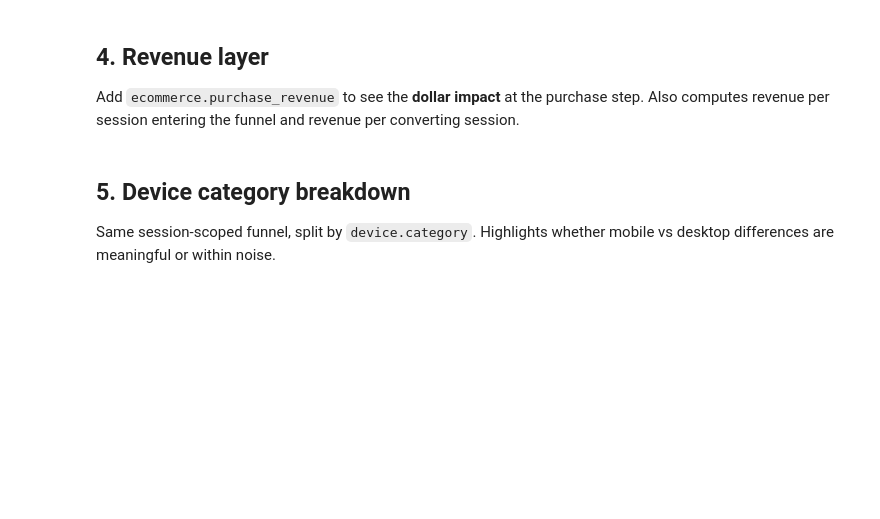
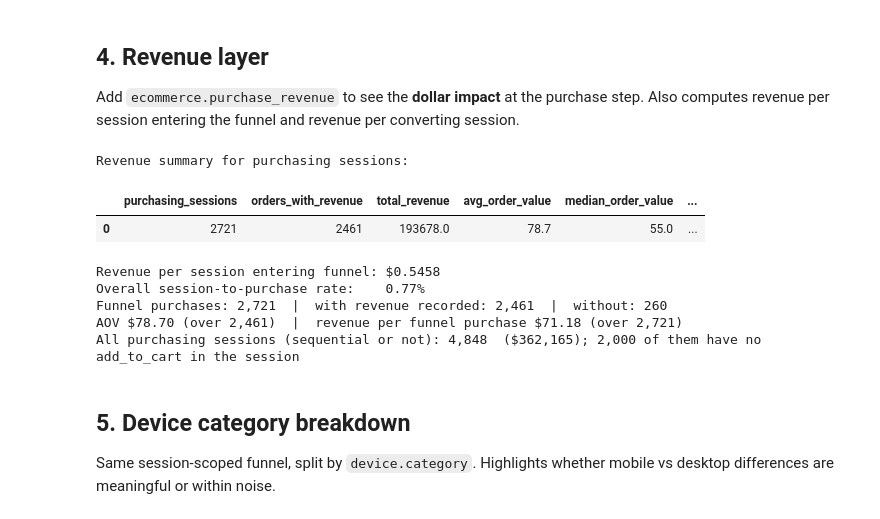
Before and after one commit to guiarpi/ga4-product-analytics, a Jupyter notebook: ga4_funnel_analysis.ipynb, the cells around one changed output. Saved outputs shown, nothing was run; the diff lists cells and outputs as text; code cells hidden in the pictures; blank space fills up the shorter version.

```diff
--- a/ga4_funnel_analysis.ipynb
+++ b/ga4_funnel_analysis.ipynb
@@ -286,43 +299,79 @@ pivoted AS (
     MAX(CASE WHEN event_name = 'session_start'  THEN first_ts END)      AS ts_session,
     MAX(CASE WHEN event_name = 'view_item'      THEN first_ts END)      AS ts_view,
     MAX(CASE WHEN event_name = 'add_to_cart'    THEN first_ts END)      AS ts_cart,
     MAX(CASE WHEN event_name = 'begin_checkout' THEN first_ts END)      AS ts_checkout,
     MAX(CASE WHEN event_name = 'purchase'       THEN first_ts END)      AS ts_purchase,
     MAX(CASE WHEN event_name = 'purchase'       THEN session_revenue END) AS revenue
   FROM session_events
   GROUP BY user_pseudo_id, session_id
 ),
 -- converting_sessions: same sequential rules as Section 3 funnel.
 converting_sessions AS (
   SELECT *
   FROM pivoted
   WHERE
     ts_session  IS NOT NULL
     AND ts_view     >= ts_session
     AND ts_cart     >= ts_view
     AND ts_checkout >= ts_cart
     AND ts_purchase >= ts_checkout
+),
+-- all_purchases: every session with a purchase, sequential or not. The funnel's
+-- revenue is a subset of this; the gap is reported, not hidden.
+all_purchases AS (
+  SELECT
+    COUNT(*)                AS all_purchasing_sessions,
+    ROUND(SUM(revenue), 2)  AS all_revenue,
+    COUNTIF(ts_cart IS NULL) AS purchases_without_cart
+  FROM pivoted
+  WHERE ts_purchase IS NOT NULL
 )
-SELECT
-  COUNT(*)                                AS purchasing_sessions,
-  ROUND(SUM(revenue), 2)                  AS total_revenue,
-  ROUND(AVG(revenue), 2)                  AS avg_order_value,
-  ROUND(APPROX_QUANTILES(revenue, 100)[OFFSET(50)], 2) AS median_order_value,
-  ROUND(MIN(revenue), 2)                  AS min_order_value,
-  ROUND(MAX(revenue), 2)                  AS max_order_value
-FROM converting_sessions
-WHERE revenue IS NOT NULL AND revenue > 0
+SELECT c.*, all_purchases.*
+FROM (
+  SELECT
+    COUNT(*)                                AS purchasing_sessions,
+    -- Some purchase events carry no purchase_revenue: AOV averages the orders
+    -- that do, and both counts are kept so every figure reconciles.
+    COUNTIF(revenue > 0)                    AS orders_with_revenue,
+    ROUND(SUM(revenue), 2)                  AS total_revenue,
+    ROUND(AVG(IF(revenue > 0, revenue, NULL)), 2) AS avg_order_value,
+    ROUND(APPROX_QUANTILES(IF(revenue > 0, revenue, NULL), 100)[OFFSET(50)], 2) AS median_order_value,
+    ROUND(MIN(IF(revenue > 0, revenue, NULL)), 2) AS min_order_value,
+    ROUND(MAX(revenue), 2)                  AS max_order_value
+  FROM converting_sessions
+) c
+CROSS JOIN all_purchases
 """
 
 revenue_df = client.query(revenue_sql).to_dataframe()
 print("Revenue summary for purchasing sessions:")
 display(revenue_df)
 
 # Normalize revenue against all sessions that entered the funnel (step 1).
 total_sessions = int(funnel_raw["step1_sessions"].iloc[0])
 total_revenue  = float(revenue_df["total_revenue"].iloc[0])
+purchases      = int(revenue_df["purchasing_sessions"].iloc[0])
+orders_with_rev = int(revenue_df["orders_with_revenue"].iloc[0])
+rev_per_purchase = total_revenue / purchases
 print(f"\nRevenue per session entering funnel: ${total_revenue / total_sessions:.4f}")
-print(f"Overall session-to-purchase rate:    {int(revenue_df['purchasing_sessions'].iloc[0]) / total_sessions * 100:.2f}%")
+print(f"Overall session-to-purchase rate:    {purchases / total_sessions * 100:.2f}%")
+# Reconciliation: AOV × orders-with-revenue = total; revenue per purchase × purchases = total.
+print(f"Funnel purchases: {purchases:,}  |  with revenue recorded: {orders_with_rev:,}  "
+      f"|  without: {purchases - orders_with_rev:,}")
+print(f"AOV ${revenue_df['avg_order_value'].iloc[0]:,.2f} (over {orders_with_rev:,})  |  "
+      f"revenue per funnel purchase ${rev_per_purchase:,.2f} (over {purchases:,})")
+print(f"All purchasing sessions (sequential or not): {int(revenue_df['all_purchasing_sessions'].iloc[0]):,}  "
+      f"(${float(revenue_df['all_revenue'].iloc[0]):,.0f}); "
+      f"{int(revenue_df['purchases_without_cart'].iloc[0]):,} of them have no add_to_cart in the session")
+# %% [output]
+Revenue summary for purchasing sessions:
+|  | purchasing_sessions | orders_with_revenue | total_revenue | avg_order_value | median_order_value | ... |
+| 0 | 2721 | 2461 | 193678.0 | 78.7 | 55.0 | ... |
+Revenue per session entering funnel: $0.5458
+Overall session-to-purchase rate:    0.77%
+Funnel purchases: 2,721  |  with revenue recorded: 2,461  |  without: 260
+AOV $78.70 (over 2,461)  |  revenue per funnel purchase $71.18 (over 2,721)
+All purchasing sessions (sequential or not): 4,848  ($362,165); 2,000 of them have no add_to_cart in the session
 # %% [markdown]
 ## 5. Device category breakdown
 Same session-scoped funnel, split by `device.category`.
```
Also changed, not shown: parts of 15 cells of this notebook, 1 other file.
